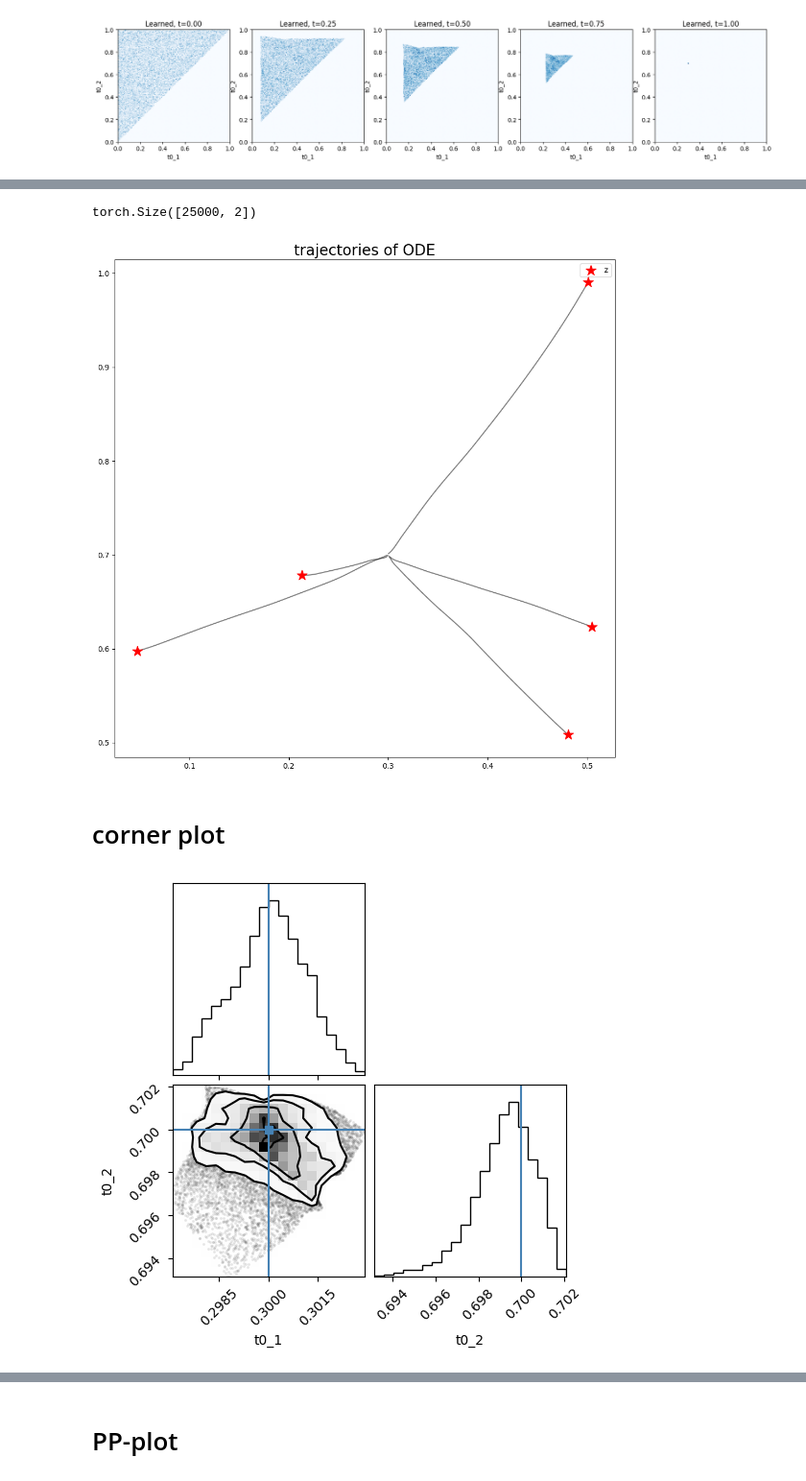
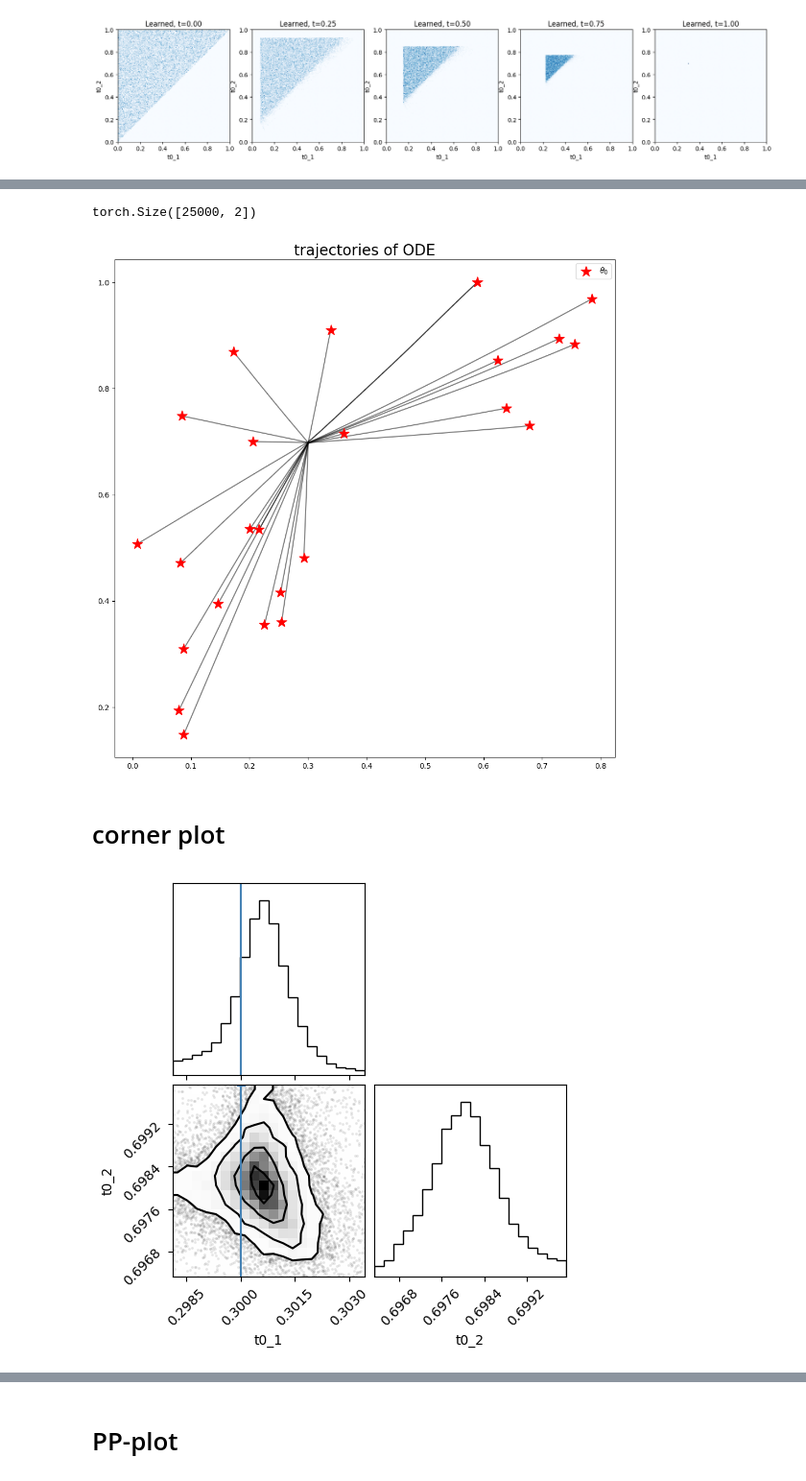
Before and after one commit to Ninavd/FRB-flow, a Jupyter notebook: notebooks/FM_evaluate_model.ipynb, the cells around one changed output, grey strips where cells are left out. Shown at 96% size. Cells and saved outputs as stored; diff of their text form; code cells hidden in the pictures.

```diff
--- a/notebooks/FM_evaluate_model.ipynb
+++ b/notebooks/FM_evaluate_model.ipynb
@@ -27,12 +28,14 @@ from src.flow_matching.helpers import choose_device, build_mlp, find_run_dir
 device = choose_device()
 # %%
 MODELS = {
-    "MLPGuidedVectorField": MLPGuidedVectorField
+    "MLPGuidedVectorField": MLPGuidedVectorField,
+    "TransformerGuidedField":TransformerGuidedField
 }
 
 TIME_ENCODERS = {
     "LightCurveThinner": LightCurveThinner,
-    "FRBLightCurveCNN": FRBLightCurveCNN
+    "FRBLightCurveCNN": FRBLightCurveCNN,
+    "LightCurveMLP":LightCurveMLP
 }
 
 TAU_ENCODERS = {
@@ -41,12 +44,13 @@ TAU_ENCODERS = {
 }
 
 THETA_ENCODERS = {
-    True : lambda theta_dim : build_mlp([2] + [2 * 4, 2 * 8] + [theta_dim]),
+    # True : lambda theta_dim : build_mlp([2] + [2 * 4, 2 * 8] + [theta_dim]),
+    True : lambda theta_dim : build_mlp([1] + [1 * 8, 1 * 32] + [theta_dim]),
     False : None
 }
 # %%
 # fill in desired job_id or directory name
-job_id = "12937301" #False
+job_id = "12987797" #False
 run_dir = None
 save_dir = "../checkpoints/"
 # %%
@@ -85,7 +89,7 @@ print(checkpoint_path)
 checkpoint = torch.load(checkpoint_path, weights_only=False)
 
 # Load 'normal' or EMA version
-ema = False
+ema = True
 if ema:
     EMA_checkpoint_path = os.path.join(run_dir, "EMA_checkpoint.pth")
     state_dict = torch.load(EMA_checkpoint_path, weights_only=False)
@@ -335,10 +339,10 @@ y_bounds=(0,1)
 
 # plot N random trajctories
 import random
-N_traj = 5
+N_traj = 25
 traj = [random.choice(range(num_samples)) for i in range(N_traj)]
 print(x0.shape)
-ax.scatter(x0[traj,0].detach().cpu(), x0[traj,1].detach().cpu(), marker='*', color='red', s=200, label='z',zorder=20) # Plot z
+ax.scatter(x0[traj,0].detach().cpu(), x0[traj,1].detach().cpu(), marker='*', color='red', s=200, label='$\\theta_0$',zorder=20) # Plot z
 
 for traj_idx in traj:
     ax.plot(xts[traj_idx,:,0].detach().cpu(), xts[traj_idx,:,1].detach().cpu(), alpha=0.5, color='black')
@@ -346,13 +350,13 @@ ax.legend(loc='upper right', markerscale=1)
 plt.show()
 # %% [output]
 torch.Size([25000, 2])
-[figure, old version]
+[figure, new version]
 # %% [markdown]
 # corner plot
 # %%
-fig = corner(final_snapshot.cpu().numpy(), labels=["t0_1", "t0_2"], truths=np.array(true_t0))#range=[0.95,0.95])
+fig = corner(final_snapshot.cpu().numpy(), labels=["t0_1", "t0_2"], truths=np.array(true_t0), range=[0.95,0.95])
 # %% [output]
-[figure, old version]
+[figure, new version]
 # %%
 plot_posterior_samples(100, x_counts, final_snapshot.cpu().numpy(), ["t0"], modelparams)
 true_flux = model.get_flux()
```
Also changed, not shown: parts of 8 cells of this notebook.
